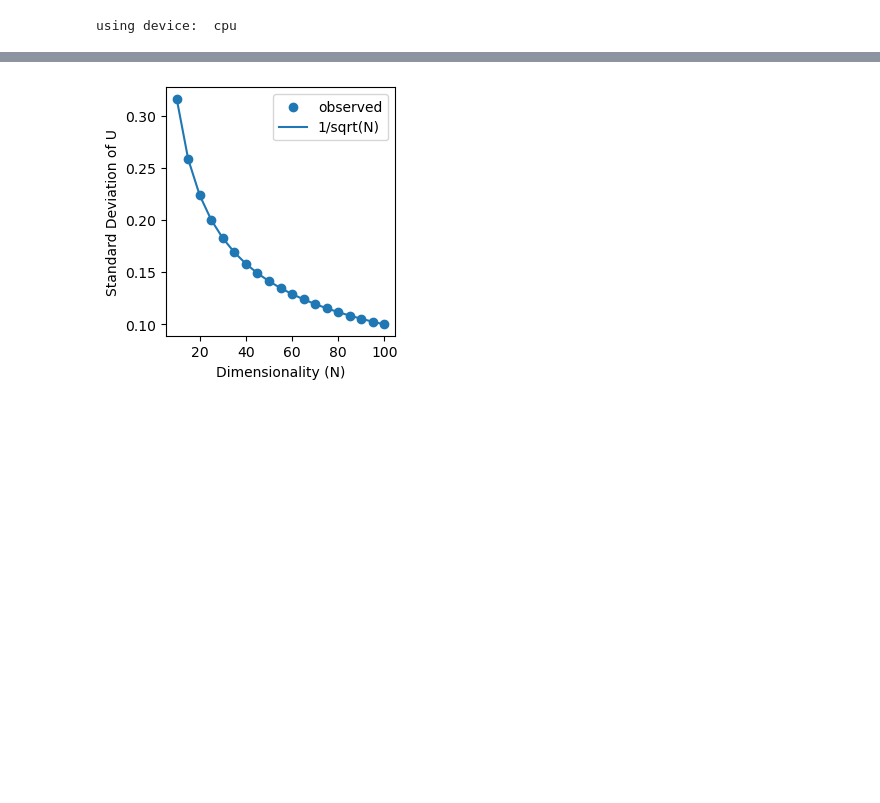
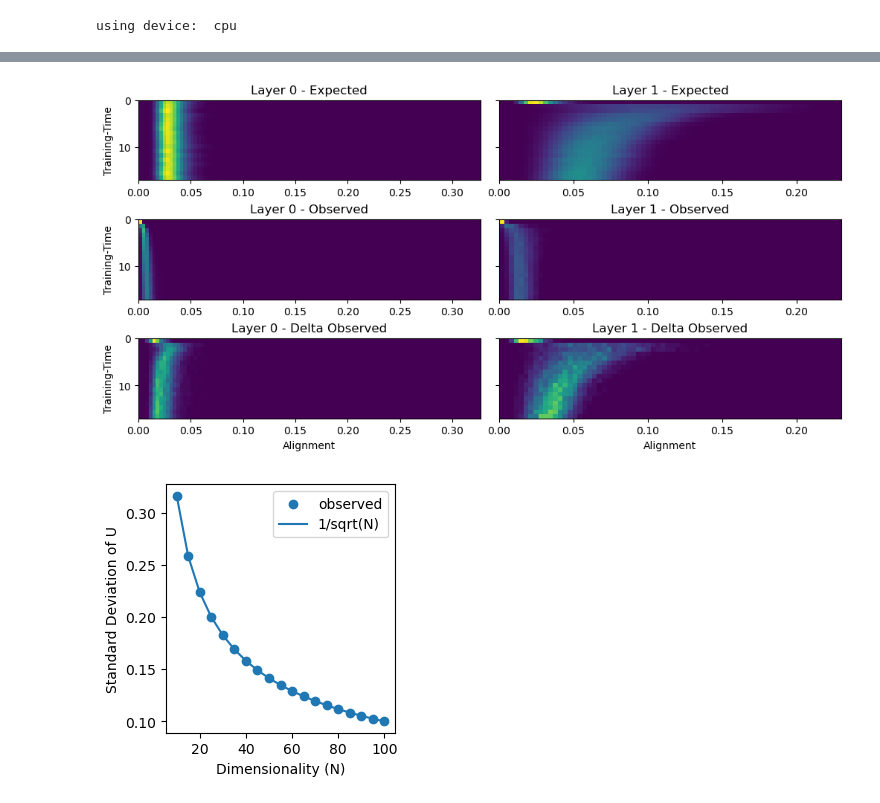
Before and after one commit to KempnerInstitute/nodelens, a Jupyter notebook: workspace.ipynb, the cells around one changed output, grey strips where cells are left out. Cells and saved outputs as stored; diff of their text form; code cells hidden in the pictures; blank space fills up the shorter version.

```diff
--- a/workspace.ipynb
+++ b/workspace.ipynb
@@ -129,3 +155,35 @@ plt.show()
+# %%
+max_bin_e = [torch.where(torch.any(cc>0, dim=(0, 1)))[0][-1] for cc in cae]
+max_bin_o = [torch.where(torch.any(cc>0, dim=(0, 1)))[0][-1] for cc in cao]
+max_bin_a = [torch.where(torch.any(cc>0, dim=(0, 1)))[0][-1] for cc in cad]
+max_bin = [max(mb) for mb in zip(max_bin_e, max_bin_o, max_bin_a)]
+
+num_layers = cae.shape[0]
+
+type_index = 1
+
+bins = results["compare_alignment_bins"]
+extents = [[0, bins[mb], cae[0].shape[1]-1, 0] for mb in max_bin]
+
+fig, ax = plt.subplots(3, num_layers, figsize=(10, 5), layout='constrained', sharey=True)
+for i in range(num_layers):
+    ax[0, i].imshow(cae[type_index][i][:, :max_bin[i]+1].cpu().numpy(), extent=extents[i], aspect='auto')
+    ax[1, i].imshow(cao[type_index][i][:, :max_bin[i]+1].cpu().numpy(), extent=extents[i], aspect='auto')
+    ax[2, i].imshow(cad[type_index][i][:, :max_bin[i]+1].cpu().numpy(), extent=extents[i], aspect='auto')
+    ax[2, i].set_xlabel('Alignment')
+    ax[0, i].set_title(f"Layer {i} - Expected")
+    ax[1, i].set_title(f"Layer {i} - Observed")
+    ax[2, i].set_title(f"Layer {i} - Delta Observed")
+ax[0, 0].set_ylabel("Training-Time")
+ax[1, 0].set_ylabel("Training-Time")
+ax[2, 0].set_ylabel("Training-Time")
+
+savepath = r'C:\Users\Andrew\Dropbox\Postdoc\AlignmentProject\mathUpdateFigures'
+# plt.savefig(savepath+r'\observed_alignment_MNIST')
+
+plt.show()
+# %% [output]
+[figure, added]
 # %%
 # TODO
 # - need to put the orthonormal code in a script to save this work
```
Also changed, not shown: parts of 8 cells of this notebook.
